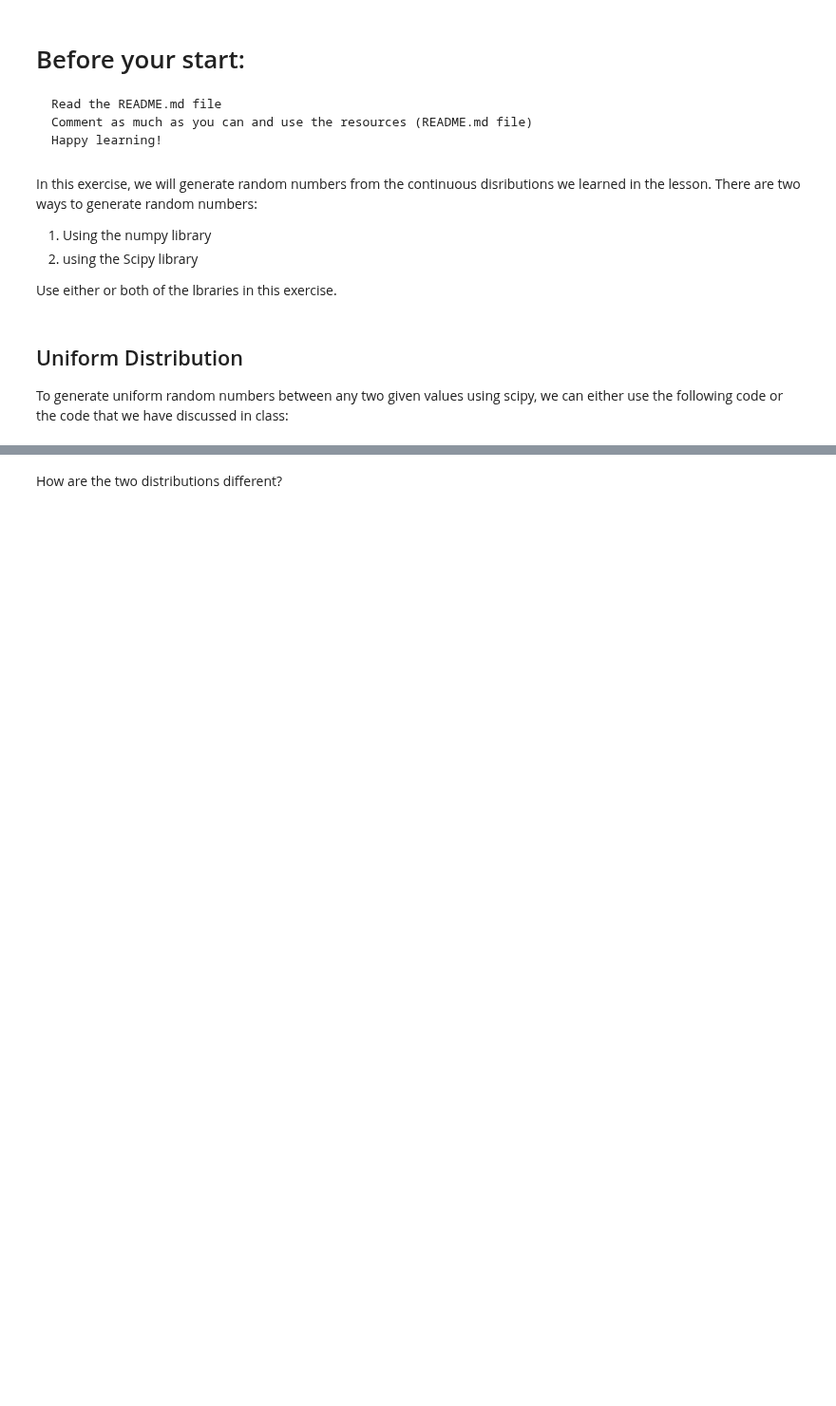
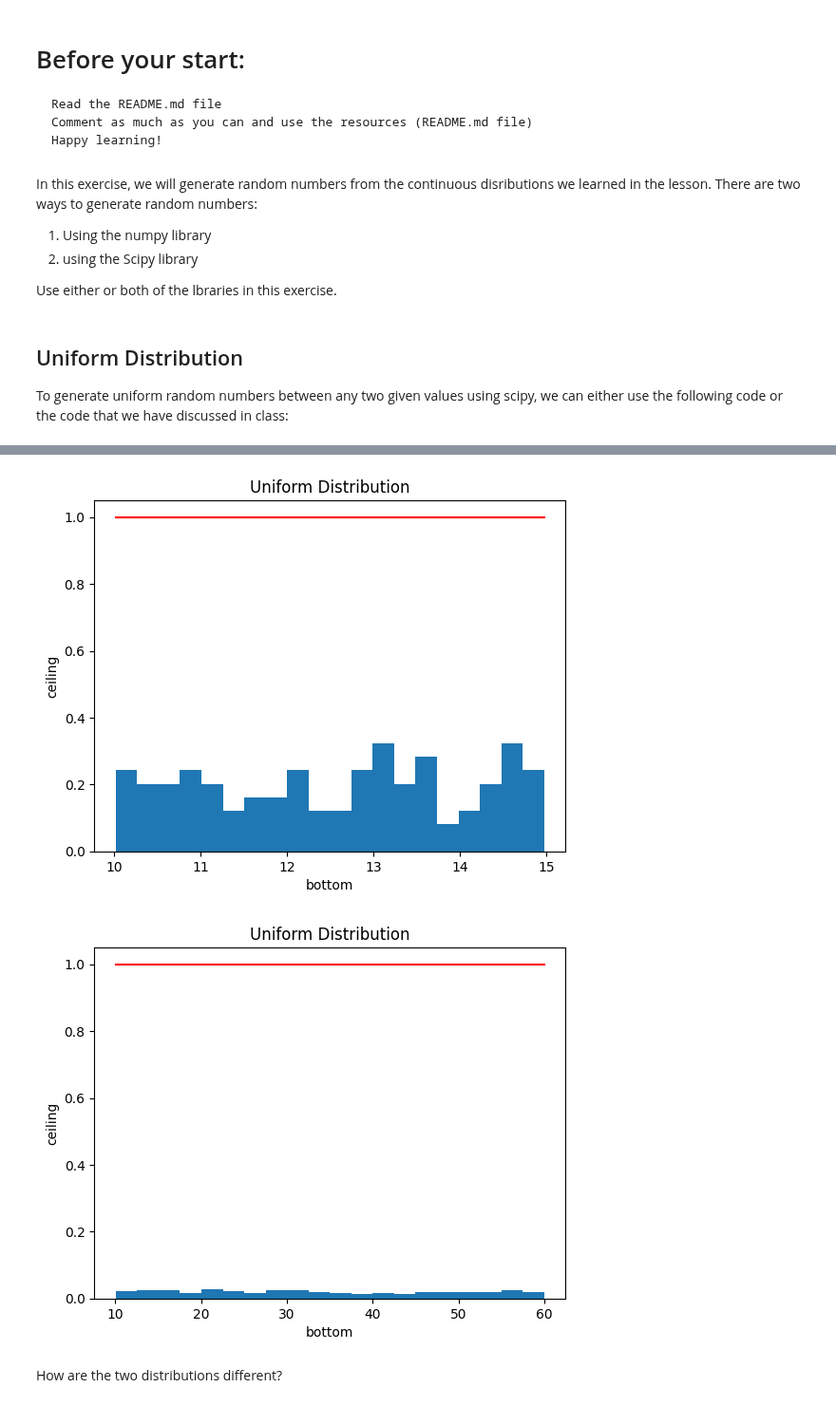
Before and after one commit to ta-data-lis/lab-probability-distributions, a Jupyter notebook: your-code/continuous.ipynb, the cells around one changed output, grey strips where cells are left out. Shown at 95% size. Cells and saved outputs as stored; diff of their text form; code cells hidden in the pictures; blank space fills up the shorter version.

```diff
--- a/your-code/continuous.ipynb
+++ b/your-code/continuous.ipynb
@@ -47,2 +56,31 @@ Your output should look like below:
+# %%
+# your code here
+#def example(bottom,ceiling,count):
+ #   x=uniform.rvs(size=count)
+ #   return bottom + (ceiling-bottom)*x
+#aa=(10,15,100)
+#bb=(10,60,1000)
+#fig, ax = plt.subplots(1, 2)
+#ax[0].hist(aa)
+#ax[1].hist(bb)
+
+#plt.show()
+values = np.random.uniform(10, 15, 100)
+count, bins, ignored = plt.hist(values, 20, density=True)
+plt.plot(bins, np.ones_like(bins),color='r')
+plt.title('Uniform Distribution')
+plt.ylabel('ceiling')
+plt.xlabel('bottom')
+plt.show()
+values = np.random.uniform(10, 60, 1000)
+count, bins, ignored = plt.hist(values, 20, density=True)
+plt.plot(bins, np.ones_like(bins),color='r')
+plt.title('Uniform Distribution')
+plt.ylabel('ceiling')
+plt.xlabel('bottom')
+plt.show()
+# %% [output]
+[figure, added]
+[figure, added]
 # %% [markdown]
 How are the two distributions different?
```
Also changed, not shown: parts of 15 cells of this notebook.
